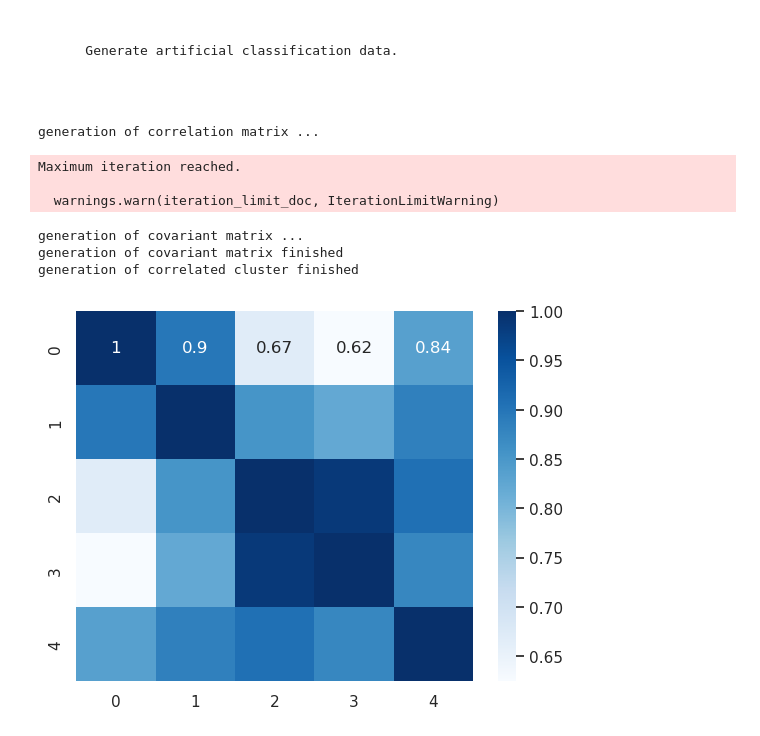
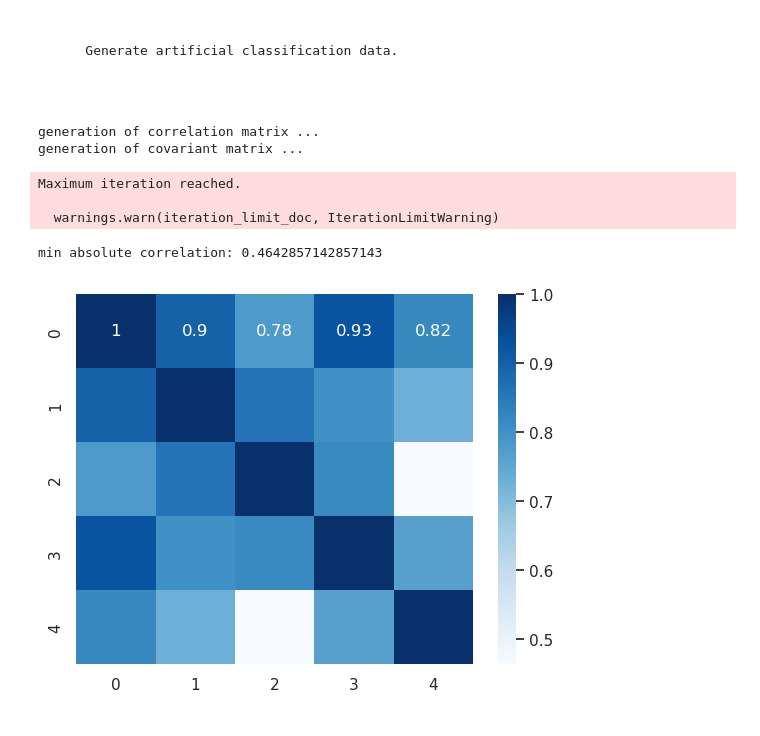
Before and after one commit to sigrun-may/artificial-data-generator, a Jupyter notebook: artificial_data_generator/artificial_data_generator.ipynb, the cells around one changed output. Drawn from its saved outputs; the diff is of its cells as text; code cells hidden in the pictures.

Commit message:
Add Jupyter example. Add tools module optimized for Jupyter.

```diff
--- a/artificial_data_generator/artificial_data_generator.ipynb
+++ b/artificial_data_generator/artificial_data_generator.ipynb
@@ -86,13 +19,20 @@ def generate_correlated_cluster(
 # %%
-number_of_features_cluster_1 = 5
-cluster1 = generate_correlated_cluster(number_of_features=number_of_features_cluster_1, number_of_samples=number_of_samples_per_class, lower_bound=0.7, upper_bound=1.0)
+number_of_features_correlated_cluster1 = 5
+correlated_cluster_1 = artificial_data_generator_tools.generate_correlated_cluster(
+    number_of_features=number_of_features_correlated_cluster1,
+    number_of_samples=number_of_samples_per_class,
+    upper_bound=1,
+    lower_bound=0.6,
+)
 # %% [output]
 generation of correlation matrix ...
+generation of covariant matrix ...
 Maximum iteration reached.
 
   warnings.warn(iteration_limit_doc, IterationLimitWarning)
-generation of covariant matrix ...
-generation of covariant matrix finished
-generation of correlated cluster finished
-[figure, removed]
+# %%
+artificial_data_generator_tools.plot_correlated_cluster(correlated_cluster_1)
+# %% [output]
+min absolute correlation: 0.4642857142857143
+[figure, added]
 # %%
```
Also changed, not shown: parts of 29 cells of this notebook, 1 other file.
